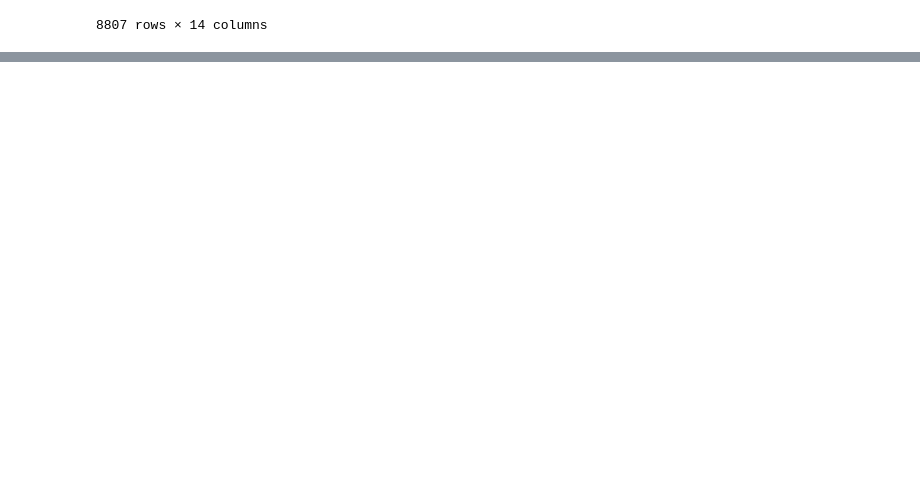
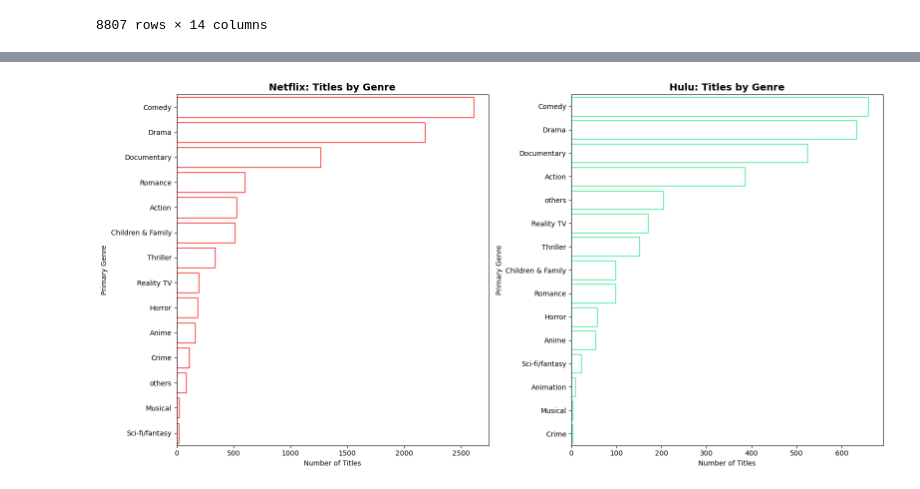
Before and after one commit to alameenp/EDA_Group_Project, a Jupyter notebook: visualizations.ipynb, the cells around one changed output, grey strips where cells are left out. Cells and saved outputs as stored; diff of their text form; code cells hidden in the pictures; blank space fills up the shorter version.

```diff
--- a/visualizations.ipynb
+++ b/visualizations.ipynb
@@ -263,0 +312,51 @@ df_netflix
+# %%
+# Get genre counts separately and sort in descending order
+netflix_genres = (
+    df_all[df_all['platform'] == 'Netflix']['primary_genre']
+    .value_counts()
+    .sort_values(ascending=False)
+)
+
+hulu_genres = (
+    df_all[df_all['platform'] == 'Hulu']['primary_genre']
+    .value_counts()
+    .sort_values(ascending=False)
+)
+
+# Create side-by-side bar plots WITHOUT shared y-axis
+fig, axes = plt.subplots(1, 2, figsize=(16, 8), sharey=False)
+fig.patch.set_facecolor('white')  # Set the figure background to white
+
+# Netflix plot
+sns.barplot(
+    x=netflix_genres.values,
+    y=netflix_genres.index,
+    ax=axes[0],
+    color='white',  # White bars
+    edgecolor='red'  # Blue outline for bars
+)
+axes[0].set_title('Netflix: Titles by Genre', fontsize=14, fontweight='bold')
+axes[0].set_xlabel('Number of Titles')
+axes[0].set_ylabel('Primary Genre')
+axes[0].set_facecolor('white')  # White background for subplot
+axes[0].grid(False)  # Remove grid lines
+
+# Hulu plot
+sns.barplot(
+    x=hulu_genres.values,
+    y=hulu_genres.index,
+    ax=axes[1],
+    color='white',  # White bars
+    edgecolor='#1ce783'  # Green outline for bars
+)
+axes[1].set_title('Hulu: Titles by Genre', fontsize=14, fontweight='bold')
+axes[1].set_xlabel('Number of Titles')
+axes[1].set_ylabel('Primary Genre')
+axes[1].set_facecolor('white')  # White background for subplot
+axes[1].grid(False)  # Remove grid lines
+
+plt.tight_layout()
+plt.savefig("bar_hulu_vs_netflix_whitebg_nogrid.png")
+plt.show()
+# %% [output]
+[figure, added]
```
Also changed, not shown: parts of 6 cells of this notebook, 9 other files.
